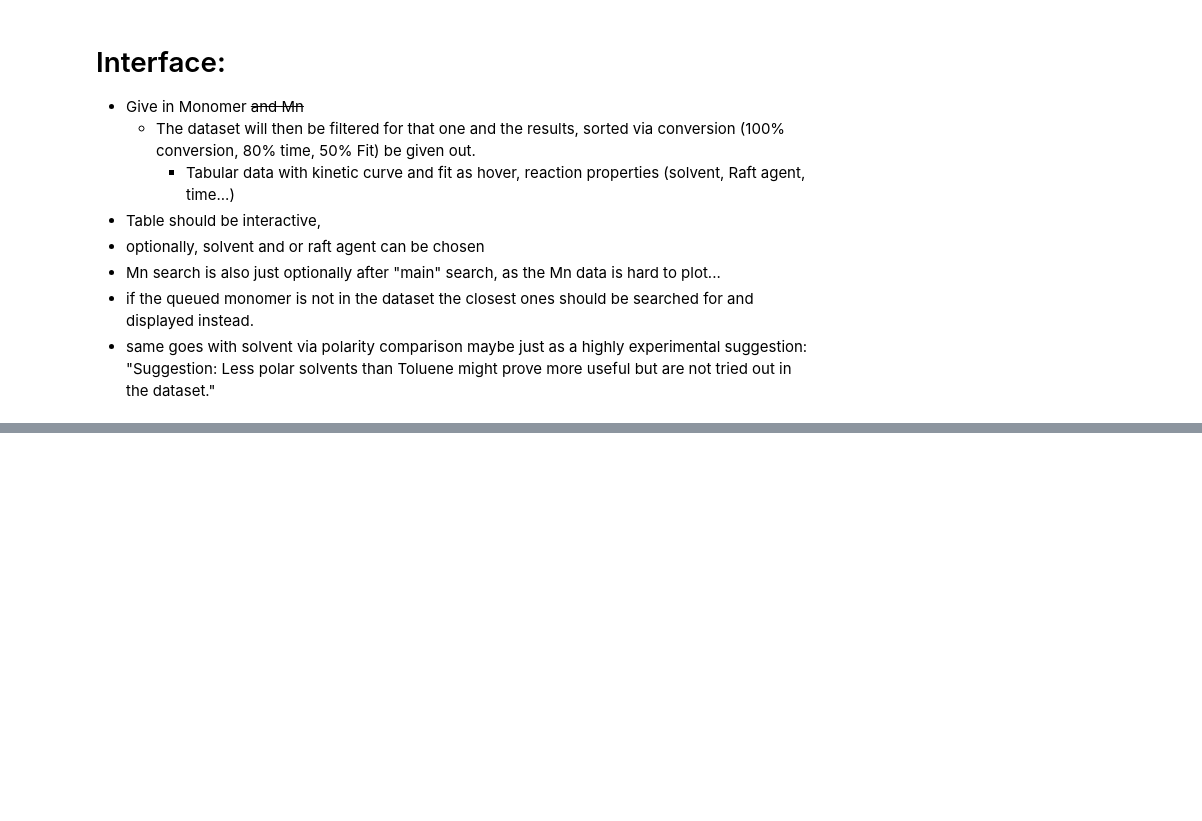
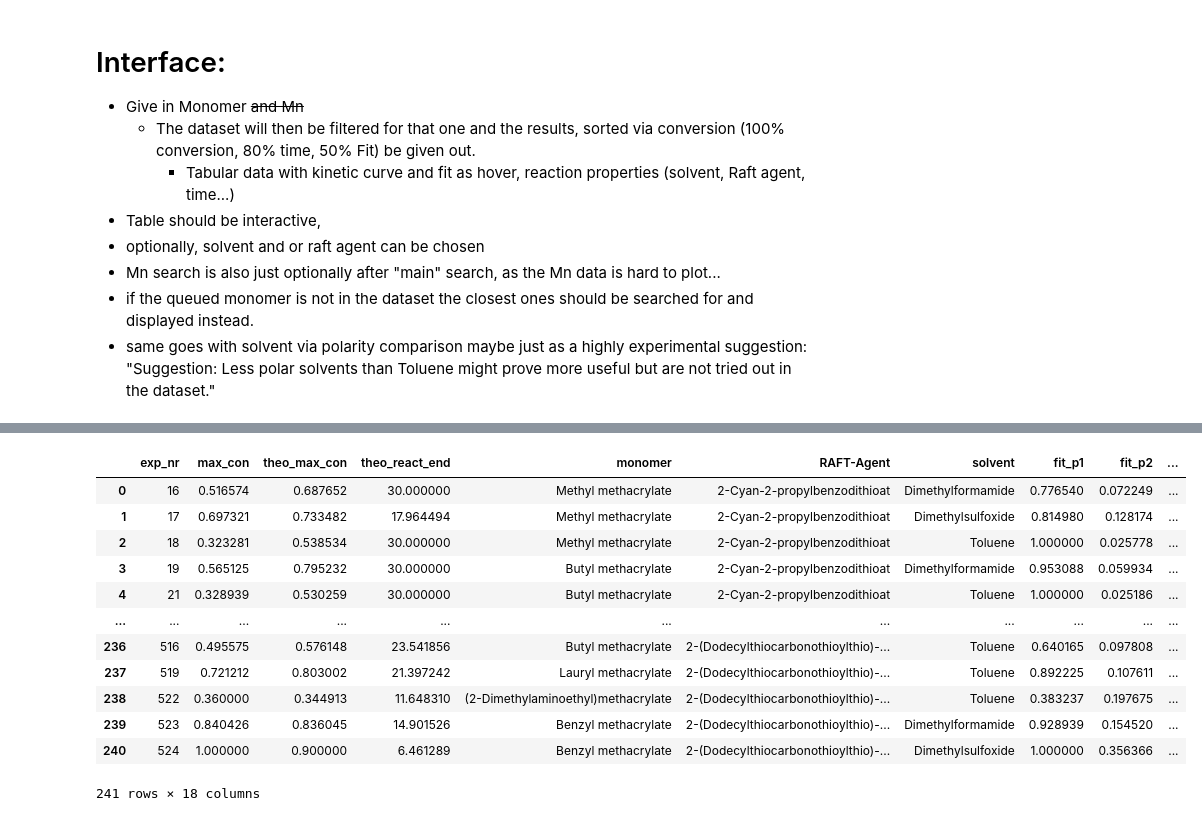
Before and after one commit to Bizbalt/RAFT-knowledgebase, a Jupyter notebook: dataset_analysis.ipynb, the cells around one changed output, grey strips where cells are left out. Cells and saved outputs as stored; diff of their text form; code cells hidden in the pictures; blank space fills up the shorter version.

```diff
--- a/dataset_analysis.ipynb
+++ b/dataset_analysis.ipynb
@@ -800,0 +1030,16 @@ with pd.ExcelWriter(os.path.join(os.getcwd(), "data", "data exploration figures"
+# %%
+kinetics_df
+# %% [output]
+|  | exp_nr | max_con | theo_max_con | theo_react_end | monomer | RAFT-Agent | solvent | fit_p1 | fit_p2 | ... |
+| 0 | 16 | 0.516574 | 0.687652 | 30.000000 | Methyl methacrylate | 2-Cyan-2-propylbenzodithioat | Dimethylformamide | 0.776540 | 0.072249 | ... |
+| 1 | 17 | 0.697321 | 0.733482 | 17.964494 | Methyl methacrylate | 2-Cyan-2-propylbenzodithioat | Dimethylsulfoxide | 0.814980 | 0.128174 | ... |
+| 2 | 18 | 0.323281 | 0.538534 | 30.000000 | Methyl methacrylate | 2-Cyan-2-propylbenzodithioat | Toluene | 1.000000 | 0.025778 | ... |
+| 3 | 19 | 0.565125 | 0.795232 | 30.000000 | Butyl methacrylate | 2-Cyan-2-propylbenzodithioat | Dimethylformamide | 0.953088 | 0.059934 | ... |
+| 4 | 21 | 0.328939 | 0.530259 | 30.000000 | Butyl methacrylate | 2-Cyan-2-propylbenzodithioat | Toluene | 1.000000 | 0.025186 | ... |
+| ... | ... | ... | ... | ... | ... | ... | ... | ... | ... | ... |
+| 236 | 516 | 0.495575 | 0.576148 | 23.541856 | Butyl methacrylate | 2-(Dodecylthiocarbonothioylthio)-... | Toluene | 0.640165 | 0.097808 | ... |
+| 237 | 519 | 0.721212 | 0.803002 | 21.397242 | Lauryl methacrylate | 2-(Dodecylthiocarbonothioylthio)-... | Toluene | 0.892225 | 0.107611 | ... |
+| 238 | 522 | 0.360000 | 0.344913 | 11.648310 | (2-Dimethylaminoethyl)methacrylate | 2-(Dodecylthiocarbonothioylthio)-... | Toluene | 0.383237 | 0.197675 | ... |
+| 239 | 523 | 0.840426 | 0.836045 | 14.901526 | Benzyl methacrylate | 2-(Dodecylthiocarbonothioylthio)-... | Dimethylformamide | 0.928939 | 0.154520 | ... |
+| 240 | 524 | 1.000000 | 0.900000 | 6.461289 | Benzyl methacrylate | 2-(Dodecylthiocarbonothioylthio)-... | Dimethylsulfoxide | 1.000000 | 0.356366 | ... |
+241 rows × 18 columns
```
Also changed, not shown: parts of 29 cells of this notebook.
